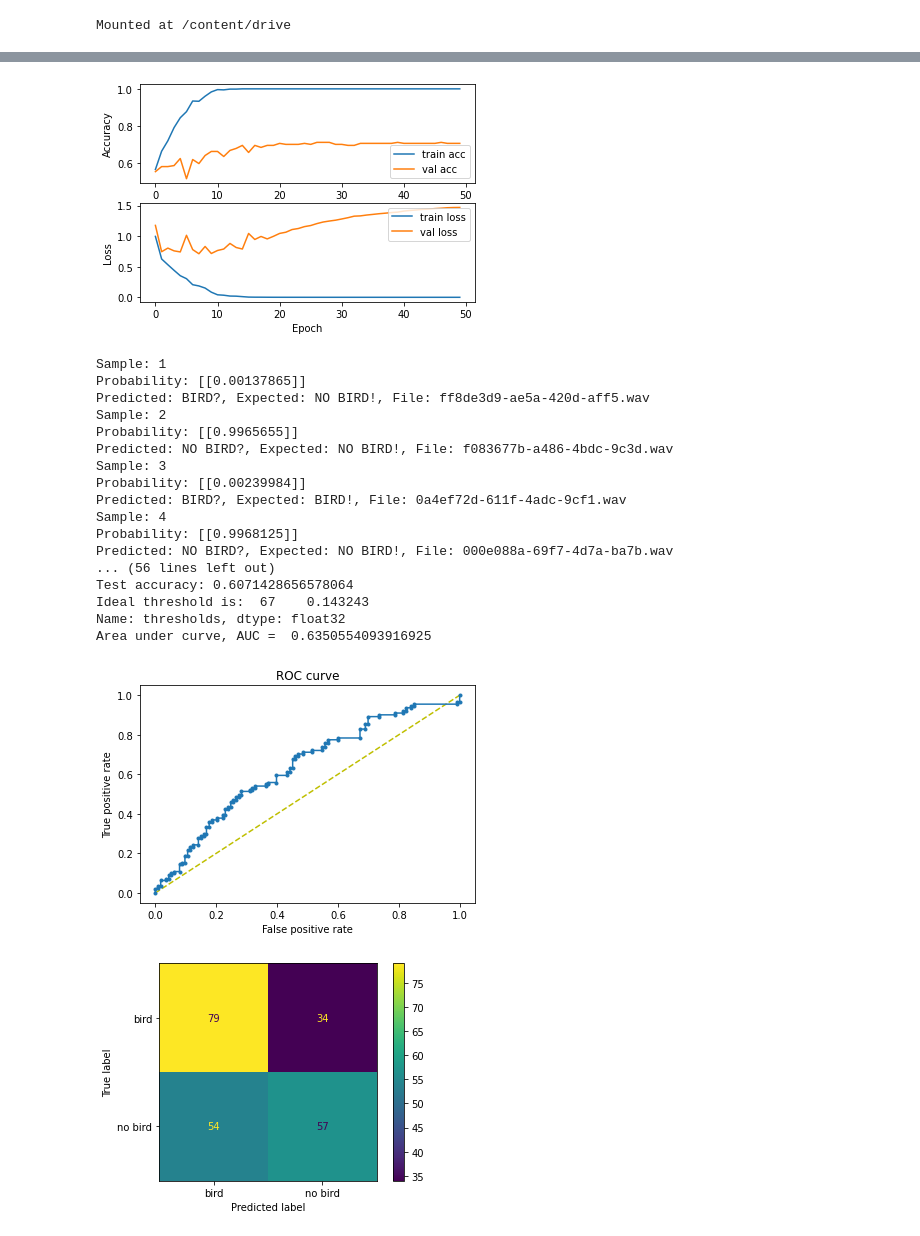
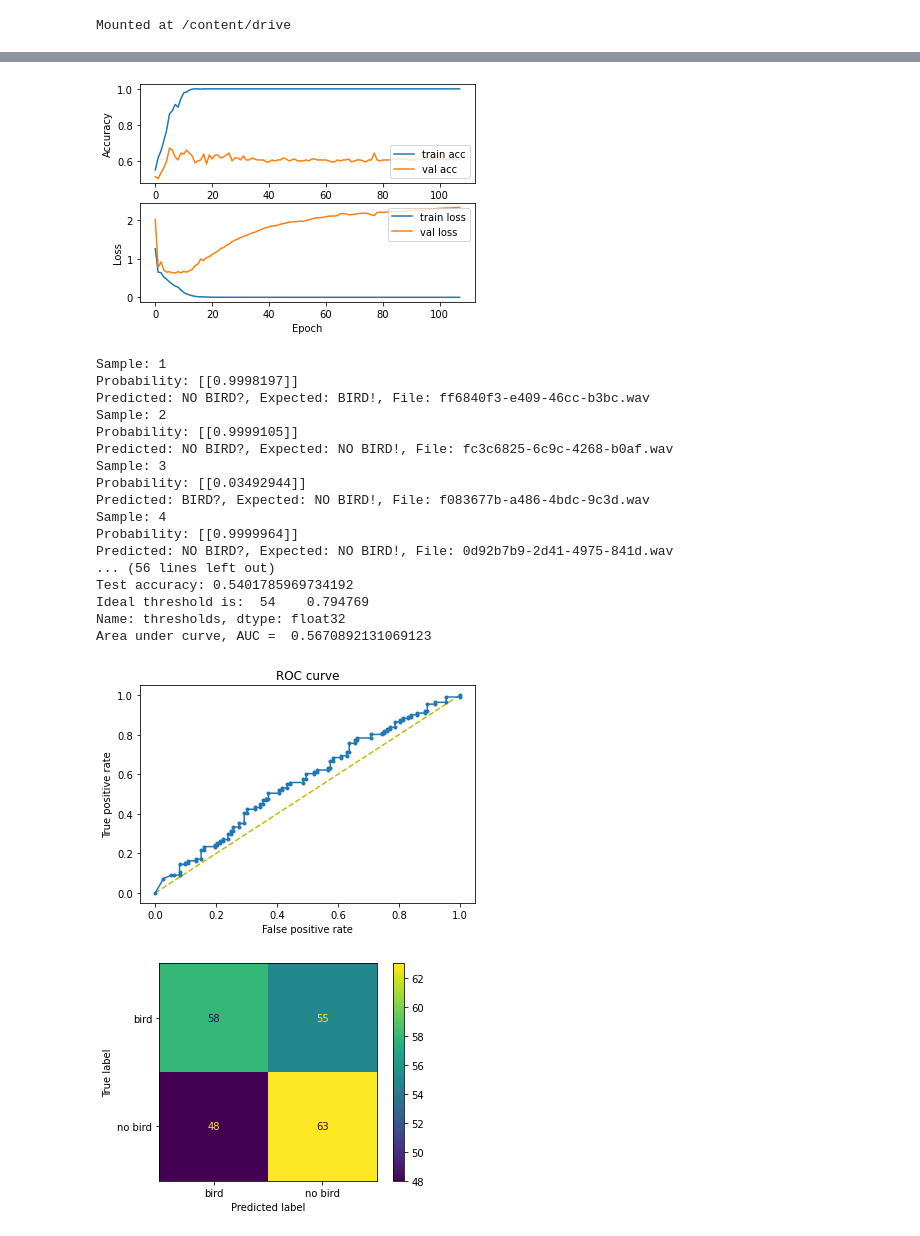
Before and after one commit to edward-h-81/bird_sound_detection, a Jupyter notebook: CNN_Colab/CNNBulbul_Holdout.ipynb, the cells around one changed output, grey strips where cells are left out. Cells and saved outputs as stored; diff of their text form; code cells hidden in the pictures.

Commit message:
early stopping added

```diff
--- a/CNN_Colab/CNNBulbul_Holdout.ipynb
+++ b/CNN_Colab/CNNBulbul_Holdout.ipynb
@@ -88,10 +88,10 @@ def prepare_datasets(validation_size):
     X, y, X_test, y_test, z_test = load_data(DATA_PATH_TRAIN_VAL, DATA_PATH_TEST)
 
     # shuffle test data
-    X_test, y_test, z_test = shuffle(X_test, y_test, z_test, random_state=2)
+    X_test, y_test, z_test = shuffle(X_test, y_test, z_test, random_state=0)
 
     # create the train/validation split
-    X_train, X_validation, y_train, y_validation = train_test_split(X, y, test_size=validation_size, random_state=2)
+    X_train, X_validation, y_train, y_validation = train_test_split(X, y, test_size=validation_size, random_state=0)
 
 
     # TF expects a 3D array -> (# time bins, # mel bands, # colours)
@@ -203,8 +203,15 @@ if __name__ == "__main__":
 
     model.summary()
 
+    # add EarlyStopping feature
+    callback = keras.callbacks.EarlyStopping(monitor='val_loss', mode='min', verbose=1, patience=100)
+    # callback = keras.callbacks.EarlyStopping(monitor='val_accuracy', mode='max', min_delta=1, verbose=1, patience=33)
+
     # train model
-    history = model.fit(X_train, y_train, validation_data=(X_validation, y_validation), batch_size=64, epochs=50)
+    history = model.fit(X_train, y_train, validation_data=(X_validation, y_validation), batch_size=64, epochs=300, callbacks=[callback])
+
+    # early stopping
+    len(history.history['val_loss'])
 
     # plot accuracy/error for training and validation
     plot_history(history)
@@ -285,20 +292,20 @@ Epoch 50/50
-[figure, old version]
+[figure, new version]
 Sample: 1
-Probability: [[0.00137865]]
-Predicted: BIRD?, Expected: NO BIRD!, File: ff8de3d9-ae5a-420d-aff5.wav
+Probability: [[0.9998197]]
+Predicted: NO BIRD?, Expected: BIRD!, File: ff6840f3-e409-46cc-b3bc.wav
 Sample: 2
-Probability: [[0.9965655]]
-Predicted: NO BIRD?, Expected: NO BIRD!, File: f083677b-a486-4bdc-9c3d.wav
+Probability: [[0.9999105]]
+Predicted: NO BIRD?, Expected: NO BIRD!, File: fc3c6825-6c9c-4268-b0af.wav
 Sample: 3
-Probability: [[0.00239984]]
-Predicted: BIRD?, Expected: BIRD!, File: 0a4ef72d-611f-4adc-9cf1.wav
+Probability: [[0.03492944]]
+Predicted: BIRD?, Expected: NO BIRD!, File: f083677b-a486-4bdc-9c3d.wav
 Sample: 4
-Probability: [[0.9968125]]
-Predicted: NO BIRD?, Expected: NO BIRD!, File: 000e088a-69f7-4d7a-ba7b.wav
+Probability: [[0.9999964]]
+Predicted: NO BIRD?, Expected: NO BIRD!, File: 0d92b7b9-2d41-4975-841d.wav
 ... (56 lines left out)
-Test accuracy: 0.6071428656578064
-Ideal threshold is:  67    0.143243
+Test accuracy: 0.5401785969734192
+Ideal threshold is:  54    0.794769
 Name: thresholds, dtype: float32
-Area under curve, AUC =  0.6350554093916925
+Area under curve, AUC =  0.5670892131069123
-[figure, old version]
+[figure, new version]
-[figure, old version]
+[figure, new version]
```
Also changed, not shown: parts of 1 cell of this notebook.
